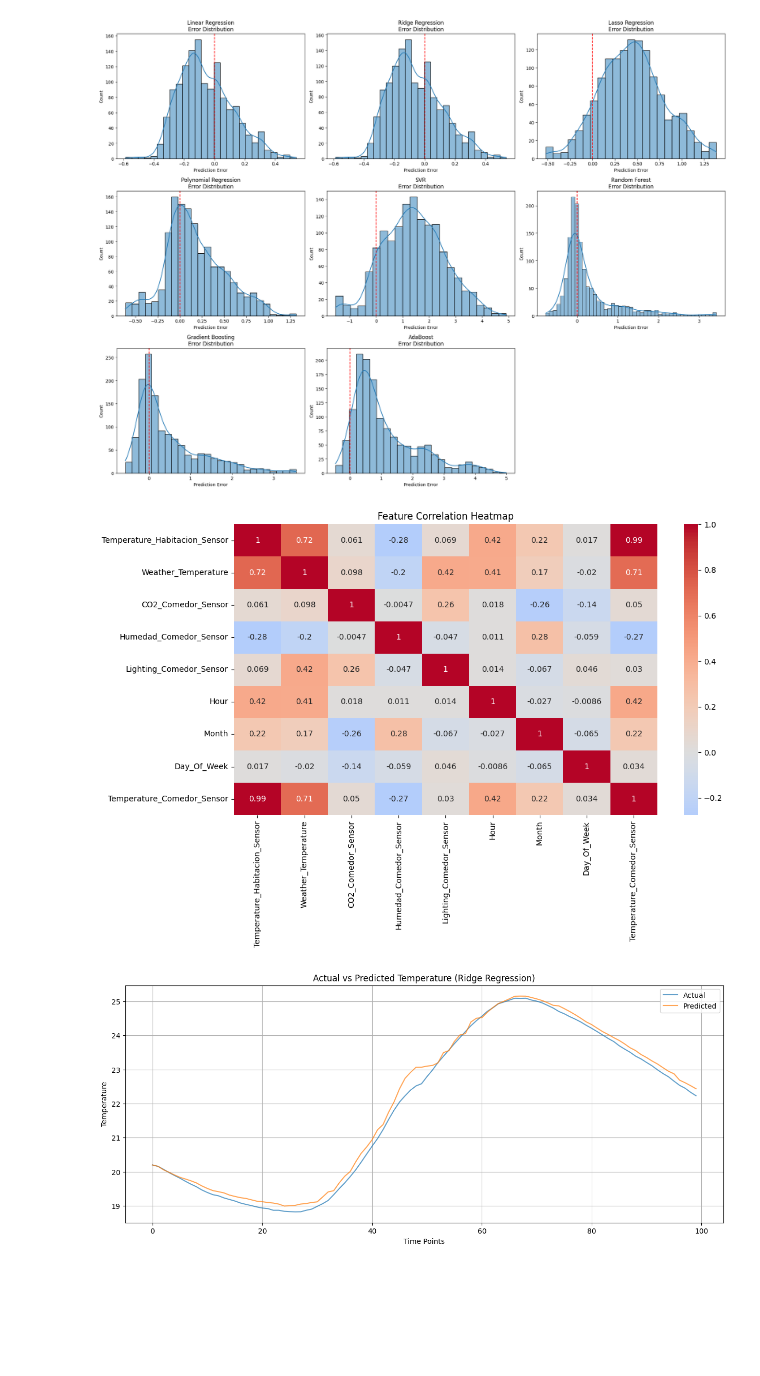
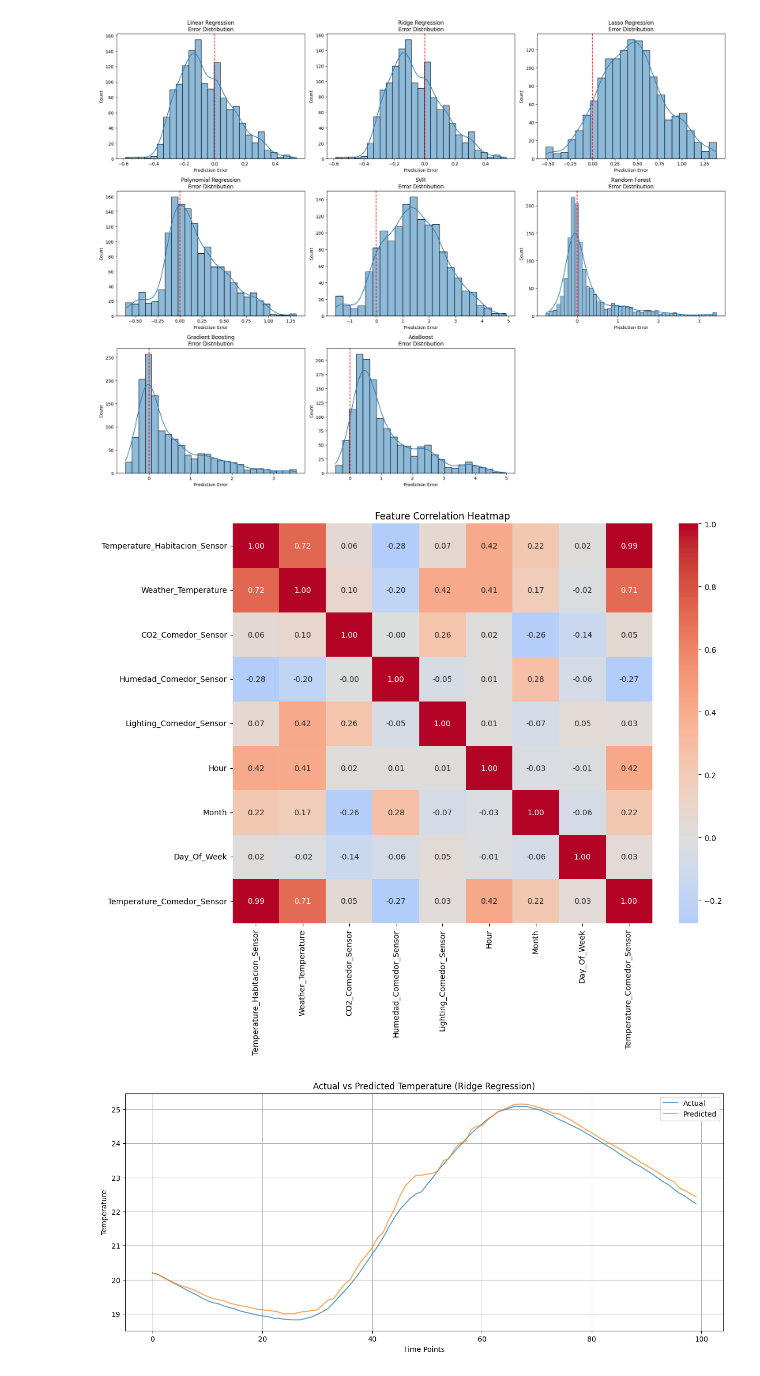
Before and after one commit to codesob/sml2010, a Jupyter notebook: ok.ipynb, the cells around one changed output. Drawn from its saved outputs; the diff is of its cells as text; code cells hidden in the pictures; blank space fills up the shorter version.

```diff
--- a/ok.ipynb
+++ b/ok.ipynb
@@ -287,16 +308,17 @@ plt.show()
 [figure]
 # %%
 # Feature correlation heatmap
-plt.figure(figsize=(12, 8))
+plt.figure(figsize=(12, 10))
 sns.heatmap(df1[feature_cols + [target_col]].corr(),
             annot=True,
             cmap='coolwarm',
-            center=0)
+            center=0
+            , fmt=".2f",)
 plt.title('Feature Correlation Heatmap')
 plt.tight_layout()
 plt.show()
 # %% [output]
-[figure, old version]
+[figure, new version]
 # %%
 # Time series plot of actual vs predicted values
 plt.figure(figsize=(15, 6))
```
Also changed, not shown: parts of 2 cells of this notebook, 1 other file.
